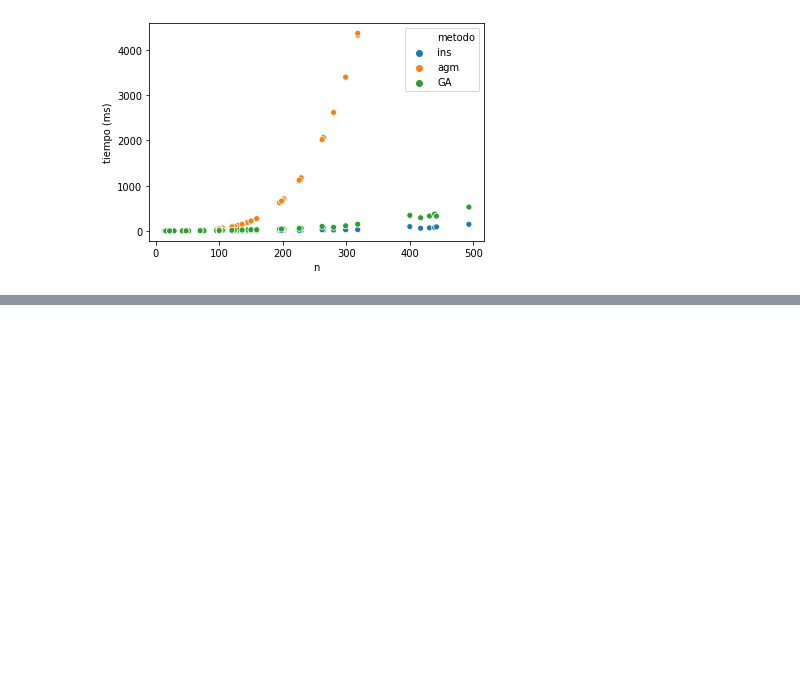
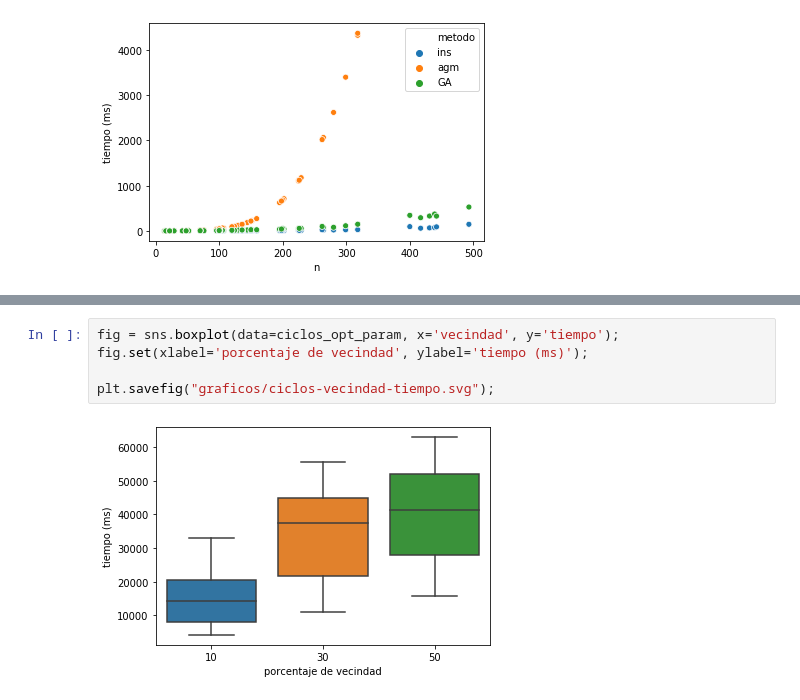
Before and after one commit to maltenzo/algo3-tp2, a Jupyter notebook: Python/Analisis.ipynb, the cells around one changed output, grey strips where cells are left out. Cells and saved outputs as stored; diff of their text form; blank space fills up the shorter version.

```diff
--- a/Python/Analisis.ipynb
+++ b/Python/Analisis.ipynb
@@ -151,0 +176,7 @@ plt.savefig("graficos/tiempo-heuristicas-sinTABU-cerca.svg");
+# %%
+fig = sns.boxplot(data=ciclos_opt_param, x='vecindad', y='tiempo');
+fig.set(xlabel='porcentaje de vecindad', ylabel='tiempo (ms)');
+
+plt.savefig("graficos/ciclos-vecindad-tiempo.svg");
+# %% [output]
+[figure, added]
```
Also changed, not shown: parts of 22 cells of this notebook, 7 other files.
